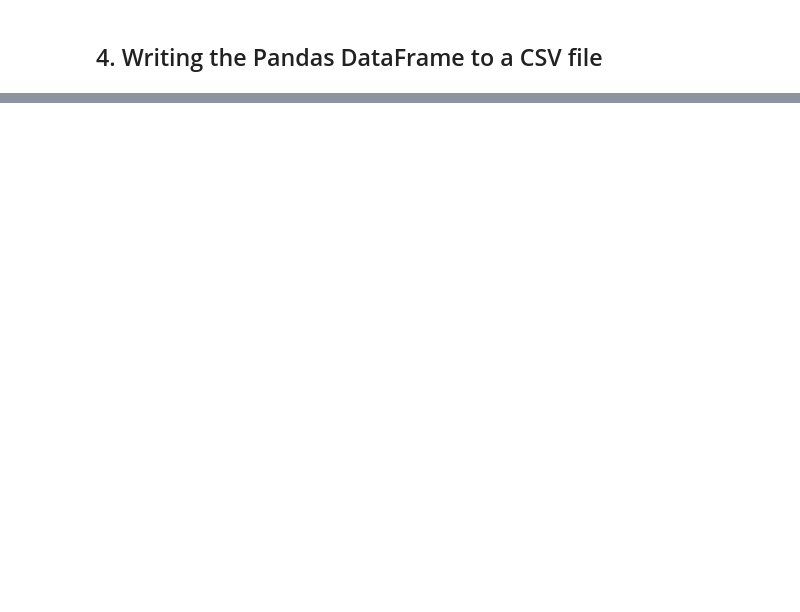
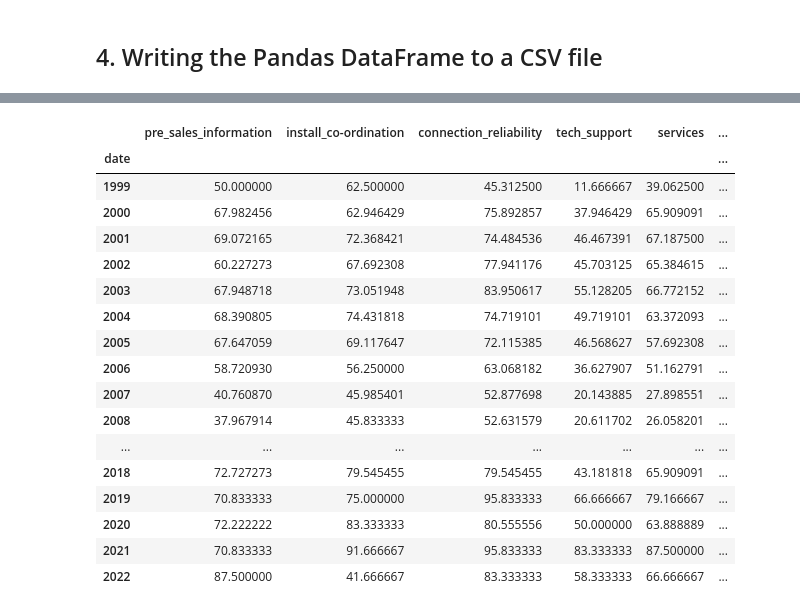
Before and after one commit to C-Youssef/web-scraping-dslreports, a Jupyter notebook: extracting_Bell_internet_review_data.ipynb, the cells around one changed output, grey strips where cells are left out. Saved outputs shown, nothing was run; the diff lists cells and outputs as text; code cells hidden in the pictures; blank space fills up the shorter version.

```diff
--- a/extracting_Bell_internet_review_data.ipynb
+++ b/extracting_Bell_internet_review_data.ipynb
@@ -637,0 +637,26 @@ This will later be extended to include:
+# %%
+reviews_df['date'] = pd.to_datetime(reviews_df['date'])
+reviews_df.iloc[:, 3:-1] = reviews_df.iloc[:, 3:-1].astype(np.float64)
+
+yearly_ratings_Bell = reviews_df.iloc[:,5:].groupby(reviews_df['date'].dt.year).agg(np.nanmean)
+yearly_ratings_Bell['overall_rating'] = yearly_ratings_Bell.apply(np.nanmean, axis=1)
+yearly_ratings_Bell
+# %% [output]
+|  | pre_sales_information | install_co-ordination | connection_reliability | tech_support | services | ... |
+| date |  |  |  |  |  | ... |
+| 1999 | 50.000000 | 62.500000 | 45.312500 | 11.666667 | 39.062500 | ... |
+| 2000 | 67.982456 | 62.946429 | 75.892857 | 37.946429 | 65.909091 | ... |
+| 2001 | 69.072165 | 72.368421 | 74.484536 | 46.467391 | 67.187500 | ... |
+| 2002 | 60.227273 | 67.692308 | 77.941176 | 45.703125 | 65.384615 | ... |
+| 2003 | 67.948718 | 73.051948 | 83.950617 | 55.128205 | 66.772152 | ... |
+| 2004 | 68.390805 | 74.431818 | 74.719101 | 49.719101 | 63.372093 | ... |
+| 2005 | 67.647059 | 69.117647 | 72.115385 | 46.568627 | 57.692308 | ... |
+| 2006 | 58.720930 | 56.250000 | 63.068182 | 36.627907 | 51.162791 | ... |
+| 2007 | 40.760870 | 45.985401 | 52.877698 | 20.143885 | 27.898551 | ... |
+| 2008 | 37.967914 | 45.833333 | 52.631579 | 20.611702 | 26.058201 | ... |
+| ... | ... | ... | ... | ... | ... | ... |
+| 2018 | 72.727273 | 79.545455 | 79.545455 | 43.181818 | 65.909091 | ... |
+| 2019 | 70.833333 | 75.000000 | 95.833333 | 66.666667 | 79.166667 | ... |
+| 2020 | 72.222222 | 83.333333 | 80.555556 | 50.000000 | 63.888889 | ... |
+| 2021 | 70.833333 | 91.666667 | 95.833333 | 83.333333 | 87.500000 | ... |
+| 2022 | 87.500000 | 41.666667 | 83.333333 | 58.333333 | 66.666667 | ... |
```
Also changed, not shown: parts of 20 cells of this notebook, 1 other file.
